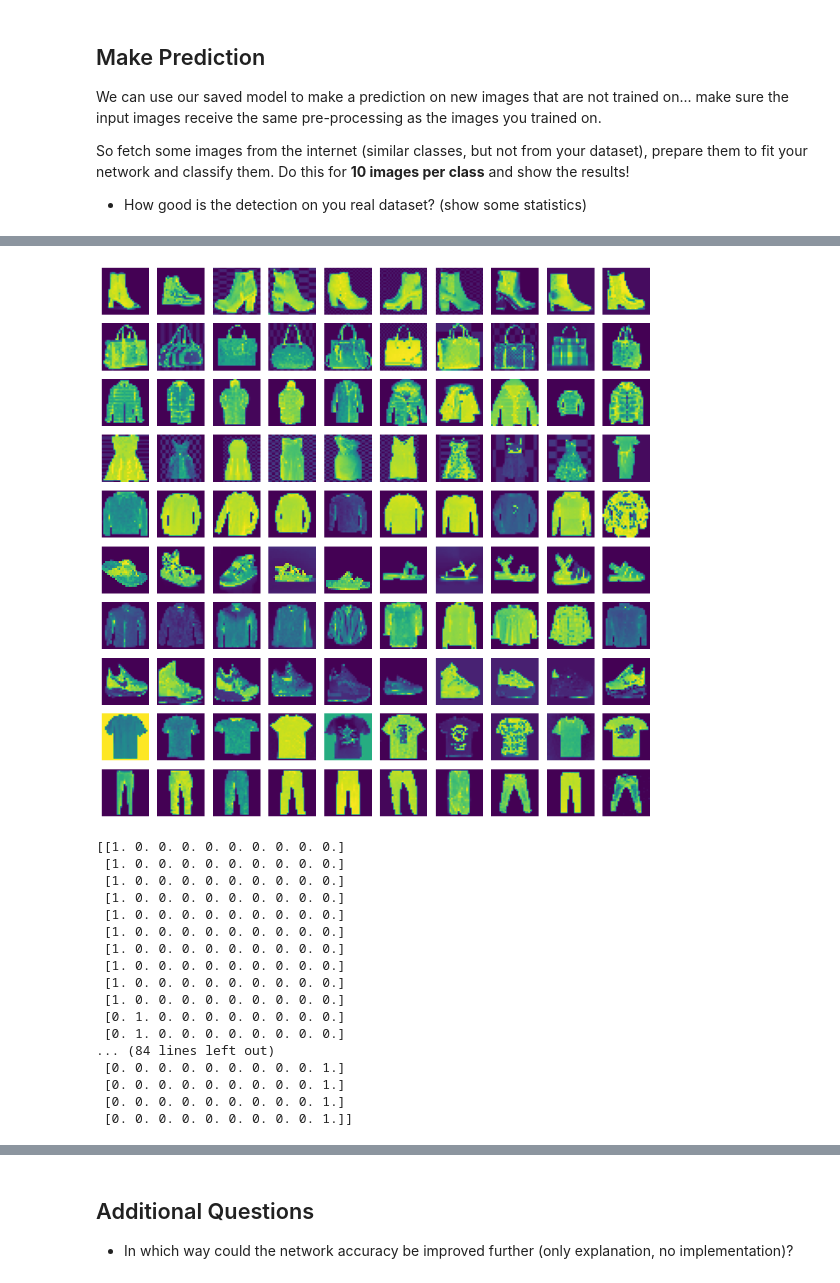
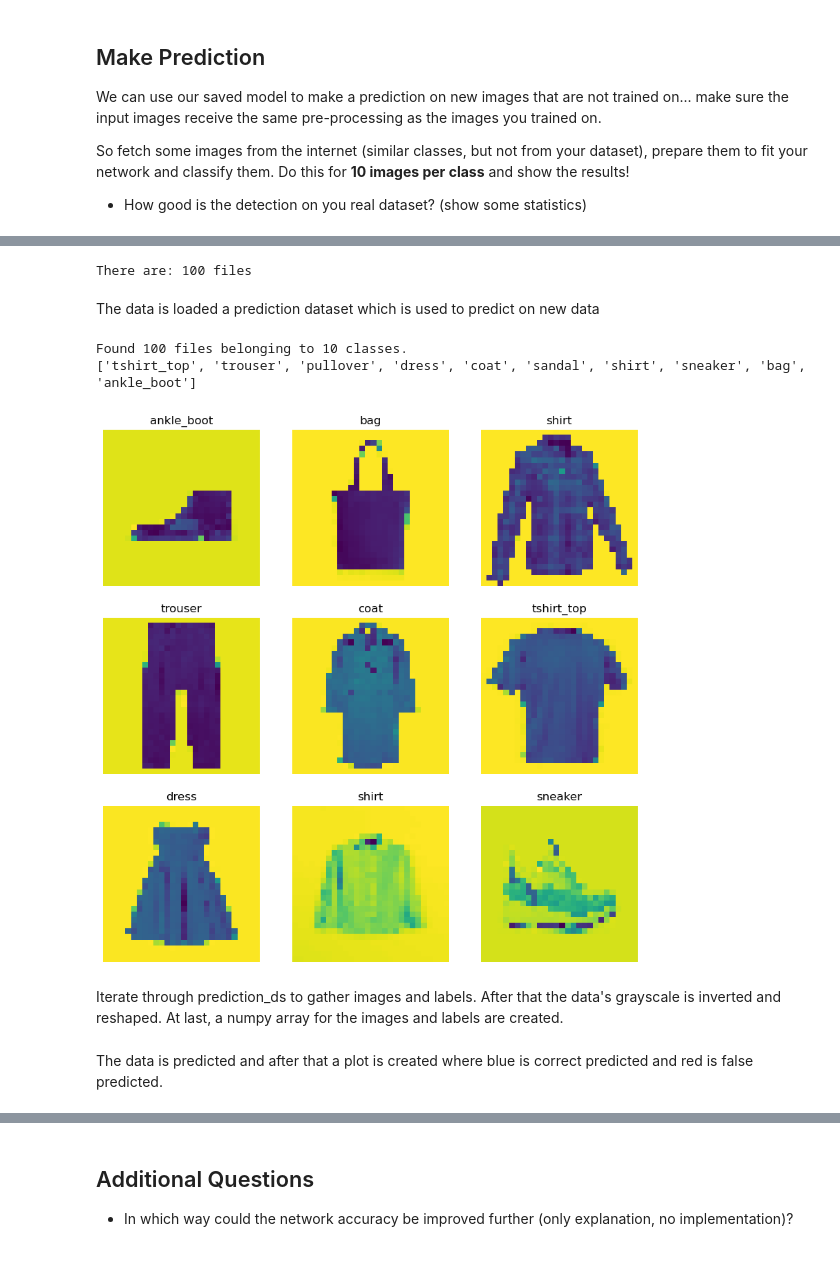
Before and after one commit to yannick1203/AIS_Group2, a Jupyter notebook: Assignment2/Code/PartA/Assignment2_PART_A.ipynb, the cells around one changed output, grey strips where cells are left out. Cells and saved outputs as stored; diff of their text form; code cells hidden in the pictures.

```diff
--- a/Assignment2/Code/PartA/Assignment2_PART_A.ipynb
+++ b/Assignment2/Code/PartA/Assignment2_PART_A.ipynb
@@ -194,10 +216,0 @@ plot_sample(x_test, y_test, indexOfPrediction)
-# %%
-for i in range(9):
-# define subplot
-    plt.subplot(330 + 1 + i)
-    plt.tight_layout(pad=1.0)
-# plot raw pixel data
-    plt.imshow(x_test[i])
-# show the figure
-    plt.xlabel(classesMLmodel[y_test[i]])
-plt.show()
@@ -226,2 +224,0 @@ Found 100 images belonging to 10 classes.
-# %%
-images, labels = next(test_batches)
@@ -248,22 +224,0 @@ def plotImages(images_arr):
-# %%
-plotImages(invGrayscaleImages)
-print(labels)
-# %% [output]
-[figure, removed]
-[[1. 0. 0. 0. 0. 0. 0. 0. 0. 0.]
- [1. 0. 0. 0. 0. 0. 0. 0. 0. 0.]
- [1. 0. 0. 0. 0. 0. 0. 0. 0. 0.]
- [1. 0. 0. 0. 0. 0. 0. 0. 0. 0.]
- [1. 0. 0. 0. 0. 0. 0. 0. 0. 0.]
- [1. 0. 0. 0. 0. 0. 0. 0. 0. 0.]
- [1. 0. 0. 0. 0. 0. 0. 0. 0. 0.]
- [1. 0. 0. 0. 0. 0. 0. 0. 0. 0.]
- [1. 0. 0. 0. 0. 0. 0. 0. 0. 0.]
- [1. 0. 0. 0. 0. 0. 0. 0. 0. 0.]
- [0. 1. 0. 0. 0. 0. 0. 0. 0. 0.]
- [0. 1. 0. 0. 0. 0. 0. 0. 0. 0.]
-... (84 lines left out)
- [0. 0. 0. 0. 0. 0. 0. 0. 0. 1.]
- [0. 0. 0. 0. 0. 0. 0. 0. 0. 1.]
- [0. 0. 0. 0. 0. 0. 0. 0. 0. 1.]
- [0. 0. 0. 0. 0. 0. 0. 0. 0. 1.]]
@@ -271,0 +225,41 @@ print(labels)
+# %%
+import os
+prediction_ds_img_folder = "./testset/datasetTest/"
+
+jpgCount = sum([len(files) for r, d, files in os.walk(prediction_ds_img_folder)])
+print("There are: " + str(jpgCount) + " files")
+# %% [output]
+There are: 100 files
+# %% [markdown]
+The data is loaded a prediction dataset which is used to predict on new data
+# %%
+batch_size = 100
+img_height = 28
+img_width = 28
+
+prediction_ds = tf.keras.utils.image_dataset_from_directory(
+    prediction_ds_img_folder,
+    color_mode= 'grayscale',
+    image_size=(img_height, img_width),
+    batch_size=batch_size,
+    class_names=['tshirt_top', 'trouser', 'pullover', 'dress', 'coat', 'sandal', 'shirt', 'sneaker', 'bag', 'ankle_boot'],
+    interpolation='nearest')
+
+class_namesT = prediction_ds.class_names
+print(class_namesT)
+# %% [output]
+Found 100 files belonging to 10 classes.
+['tshirt_top', 'trouser', 'pullover', 'dress', 'coat', 'sandal', 'shirt', 'sneaker', 'bag', 'ankle_boot']
+# %%
+plt.figure(figsize=(10, 10))
+for images, labels in prediction_ds.take(1):
+  for i in range(9):
+    ax = plt.subplot(3, 3, i + 1)
+    plt.imshow(images[i].numpy().astype("uint8"))
+    plt.title(class_namesT[labels[i]])
+    plt.axis("off")
+# %% [output]
+[figure, added]
+# %% [markdown]
+Iterate through prediction_ds to gather images and labels. After that the data's grayscale is inverted and reshaped.
+At last, a numpy array for the images and labels are created.
@@ -271,0 +279,2 @@ print(labels)
+# %% [markdown]
+The data is predicted and after that a plot is created where blue is correct predicted and red is false predicted.
```
Also changed, not shown: parts of 55 cells of this notebook, 15 other files.
